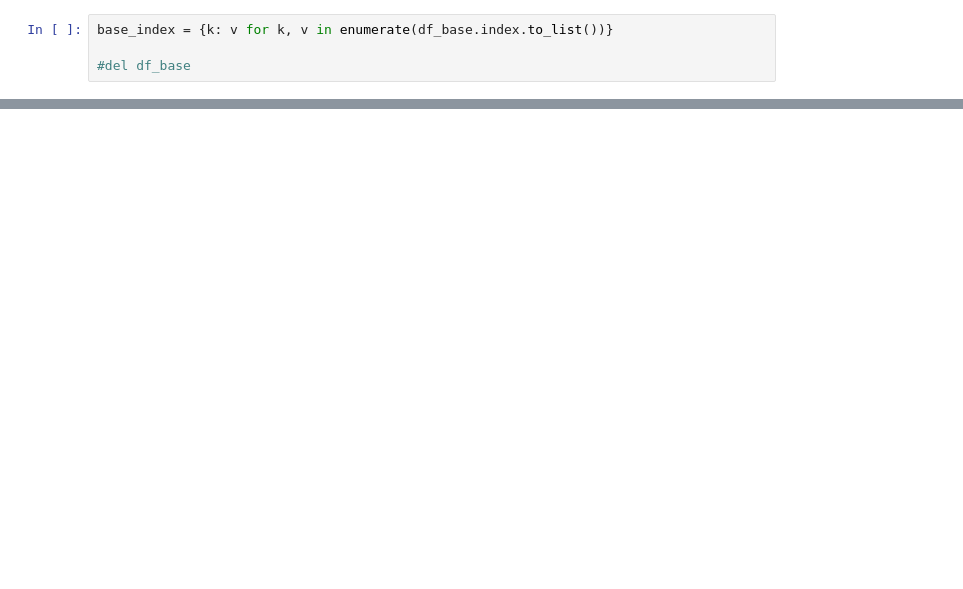
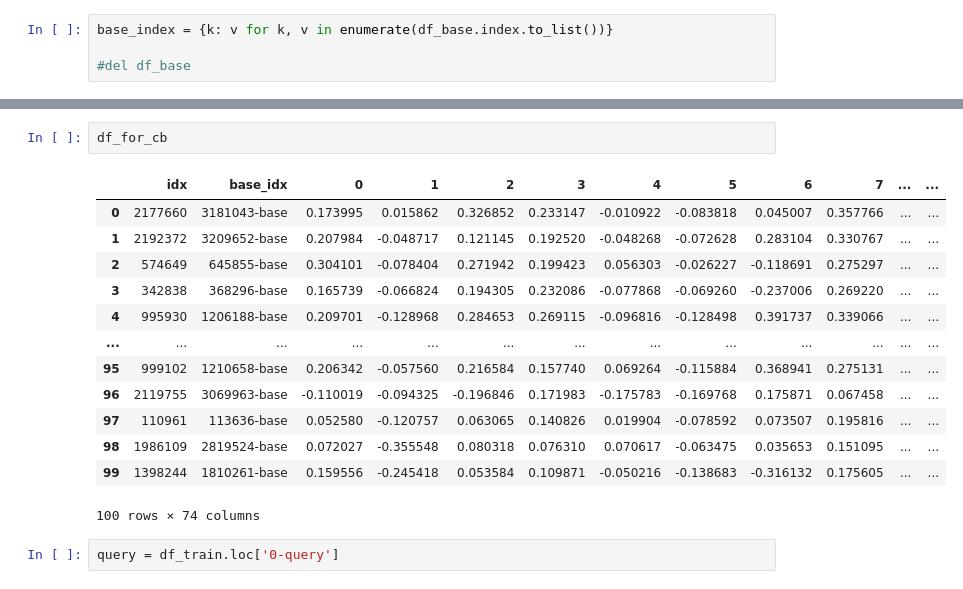
Before and after one commit to VeraMeln/matching, a Jupyter notebook: base_full.ipynb, the cells around one changed output, grey strips where cells are left out. Drawn from its saved outputs; the diff is of its cells as text; blank space fills up the shorter version.

```diff
--- a/base_full.ipynb
+++ b/base_full.ipynb
@@ -70,0 +401,18 @@ time_spent
+# %%
+df_for_cb
+# %% [output]
+|  | idx | base_idx | 0 | 1 | 2 | 3 | 4 | 5 | 6 | 7 | ... | ... |
+| 0 | 2177660 | 3181043-base | 0.173995 | 0.015862 | 0.326852 | 0.233147 | -0.010922 | -0.083818 | 0.045007 | 0.357766 | ... | ... |
+| 1 | 2192372 | 3209652-base | 0.207984 | -0.048717 | 0.121145 | 0.192520 | -0.048268 | -0.072628 | 0.283104 | 0.330767 | ... | ... |
+| 2 | 574649 | 645855-base | 0.304101 | -0.078404 | 0.271942 | 0.199423 | 0.056303 | -0.026227 | -0.118691 | 0.275297 | ... | ... |
+| 3 | 342838 | 368296-base | 0.165739 | -0.066824 | 0.194305 | 0.232086 | -0.077868 | -0.069260 | -0.237006 | 0.269220 | ... | ... |
+| 4 | 995930 | 1206188-base | 0.209701 | -0.128968 | 0.284653 | 0.269115 | -0.096816 | -0.128498 | 0.391737 | 0.339066 | ... | ... |
+| ... | ... | ... | ... | ... | ... | ... | ... | ... | ... | ... | ... | ... |
+| 95 | 999102 | 1210658-base | 0.206342 | -0.057560 | 0.216584 | 0.157740 | 0.069264 | -0.115884 | 0.368941 | 0.275131 | ... | ... |
+| 96 | 2119755 | 3069963-base | -0.110019 | -0.094325 | -0.196846 | 0.171983 | -0.175783 | -0.169768 | 0.175871 | 0.067458 | ... | ... |
+| 97 | 110961 | 113636-base | 0.052580 | -0.120757 | 0.063065 | 0.140826 | 0.019904 | -0.078592 | 0.073507 | 0.195816 | ... | ... |
+| 98 | 1986109 | 2819524-base | 0.072027 | -0.355548 | 0.080318 | 0.076310 | 0.070617 | -0.063475 | 0.035653 | 0.151095 | ... | ... |
+| 99 | 1398244 | 1810261-base | 0.159556 | -0.245418 | 0.053584 | 0.109871 | -0.050216 | -0.138683 | -0.316132 | 0.175605 | ... | ... |
+100 rows × 74 columns
+# %%
+query = df_train.loc['0-query']
```
Also changed, not shown: parts of 54 cells of this notebook.
